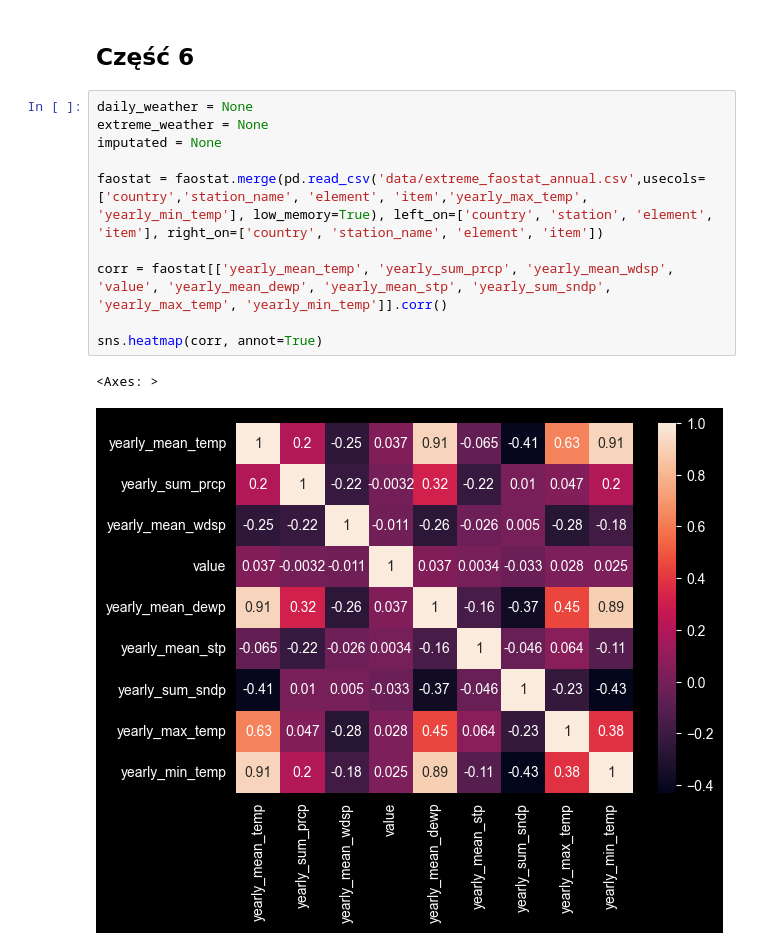
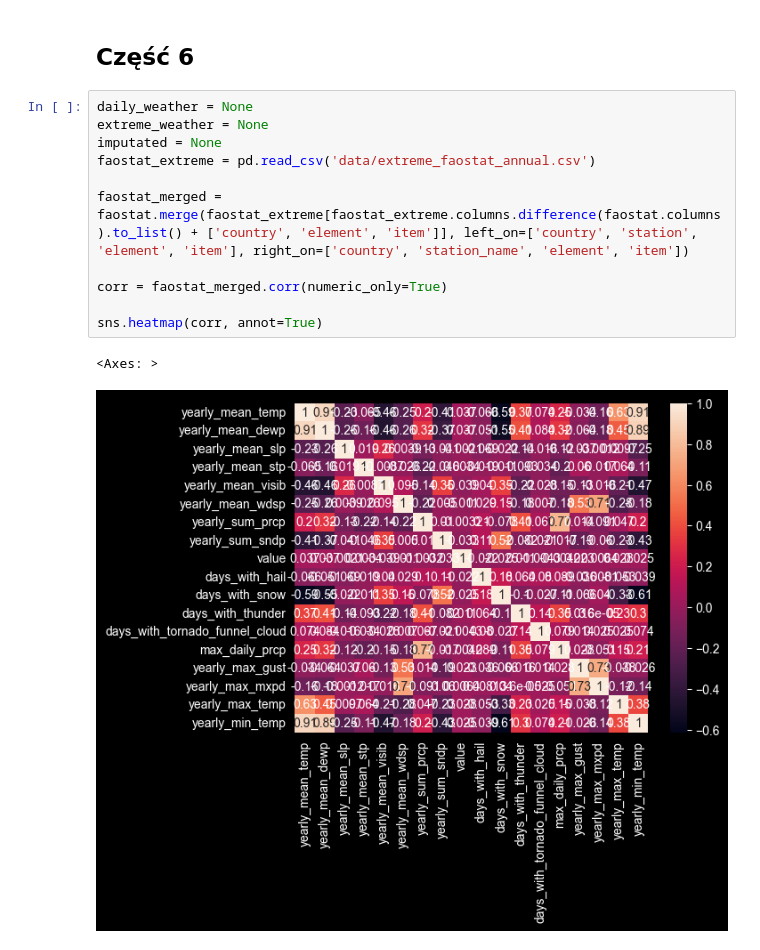
Before and after one commit to Matio004/PodstawyPrzetwarzaniaDuzychZbiorowDanych, a Jupyter notebook: zad2.ipynb, the cells around one changed output. Cells and saved outputs as stored; diff of their text form.

```diff
--- a/zad2.ipynb
+++ b/zad2.ipynb
@@ -397,13 +397,14 @@ plt.show()
 # %%
 daily_weather = None
 extreme_weather = None
 imputated = None
+faostat_extreme = pd.read_csv('data/extreme_faostat_annual.csv')
 
-faostat = faostat.merge(pd.read_csv('data/extreme_faostat_annual.csv',usecols=['country','station_name', 'element', 'item','yearly_max_temp', 'yearly_min_temp'], low_memory=True), left_on=['country', 'station', 'element', 'item'], right_on=['country', 'station_name', 'element', 'item'])
+faostat_merged = faostat.merge(faostat_extreme[faostat_extreme.columns.difference(faostat.columns).to_list() + ['country', 'element', 'item']], left_on=['country', 'station', 'element', 'item'], right_on=['country', 'station_name', 'element', 'item'])
 
-corr = faostat[['yearly_mean_temp', 'yearly_sum_prcp', 'yearly_mean_wdsp', 'value', 'yearly_mean_dewp', 'yearly_mean_stp', 'yearly_sum_sndp', 'yearly_max_temp', 'yearly_min_temp']].corr()
+corr = faostat_merged.corr(numeric_only=True)
 
 sns.heatmap(corr, annot=True)
 # %% [output]
 <Axes: >
-[figure, old version]
+[figure, new version]
```
